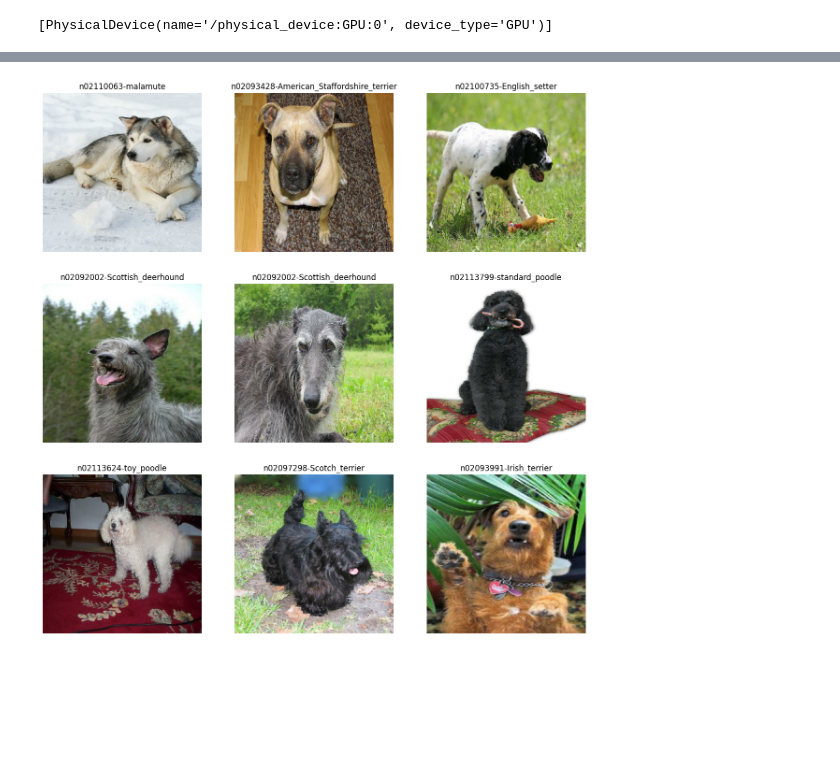
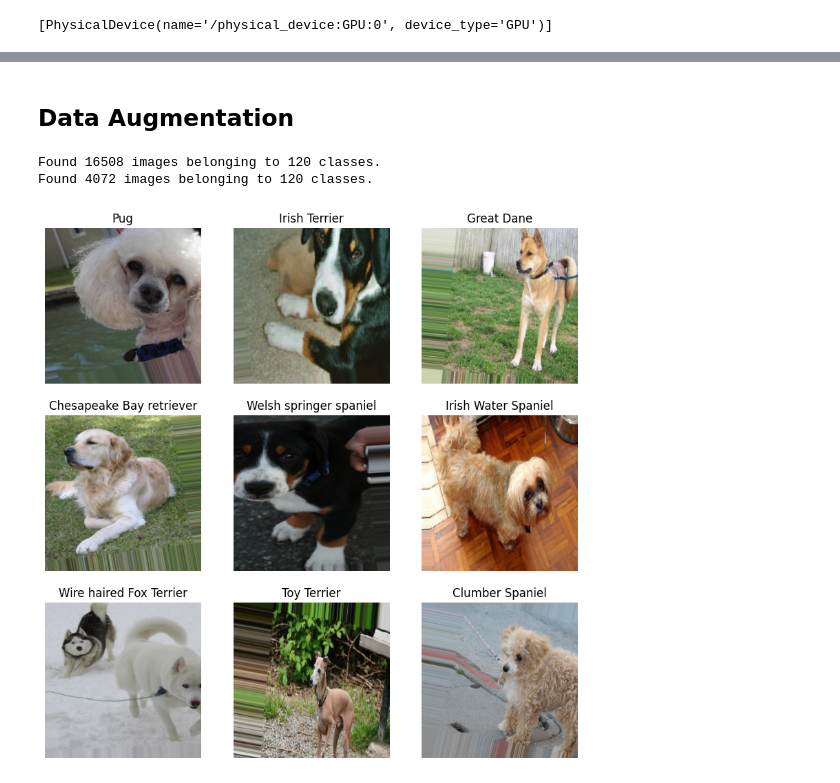
Before and after one commit to jl-tavera/dog_breed_cnn, a Jupyter notebook: dogs.ipynb, the cells around one changed output, grey strips where cells are left out. Cells and saved outputs as stored; diff of their text form; code cells hidden in the pictures; blank space fills up the shorter version.

Commit message:
Data Augmentation

```diff
--- a/dogs.ipynb
+++ b/dogs.ipynb
@@ -29,7 +33,7 @@ print(gpus)
 [PhysicalDevice(name='/physical_device:GPU:0', device_type='GPU')]
 # %%
 IMAGE_SIZE = 256
-BATCH_SIZE = 128
+BATCH_SIZE = 256
 CHANNELS = 3
 # %%
 inception = tf.keras.applications.InceptionV3(input_shape = (200,200,3),include_top=False, weights='imagenet')
@@ -65,10 +64,40 @@ class_names = dataset.class_names
+# %% [markdown]
+## Data Augmentation
+# %%
+train_data_dir = './Dataset/Images/'
+
+train_datagen  = tf.keras.preprocessing.image.ImageDataGenerator(rescale=1./255,
+                                   validation_split=0.2,
+                                   rotation_range = 15,
+                                   zoom_range = 0.2,
+                                   width_shift_range=0.2,
+                                   height_shift_range = 0.2,
+                                   horizontal_flip = True)
+
+train_generator = train_datagen.flow_from_directory(
+    train_data_dir,
+    target_size=(IMAGE_SIZE, IMAGE_SIZE),
+    batch_size=BATCH_SIZE, #mini-batches of size 512 images are used
+    class_mode='categorical',
+    subset='training') # set as training data
+
+validation_generator = train_datagen.flow_from_directory(
+    train_data_dir, # same directory as training data
+    target_size=(IMAGE_SIZE, IMAGE_SIZE),
+    batch_size=BATCH_SIZE, #mini-batches of size 512 images
+    class_mode='categorical',
+    subset='validation')
+# %% [output]
+Found 16508 images belonging to 120 classes.
+Found 4072 images belonging to 120 classes.
 # %%
-plt.figure(figsize=(15, 15))
-for image_batch, labels_batch in dataset.take(1):
-    for i in range(9):
-        ax = plt.subplot(3, 3, i + 1)
-        plt.imshow(image_batch[i].numpy().astype("uint8"))
-        plt.title(class_names[labels_batch[i]])
-        plt.axis("off")
+plt.figure(figsize=(10, 10))
+images = next(train_generator)[0]
+labels = next(train_generator)[1]
+for i in range(9):
+    ax = plt.subplot(3, 3, i + 1)
+    plt.imshow(images[i])
+    plt.title(class_names[np.argmax(labels[i])])
+    plt.axis("off")
 # %% [output]
-[figure, old version]
+[figure, new version]
```
Also changed, not shown: parts of 15 cells of this notebook.
